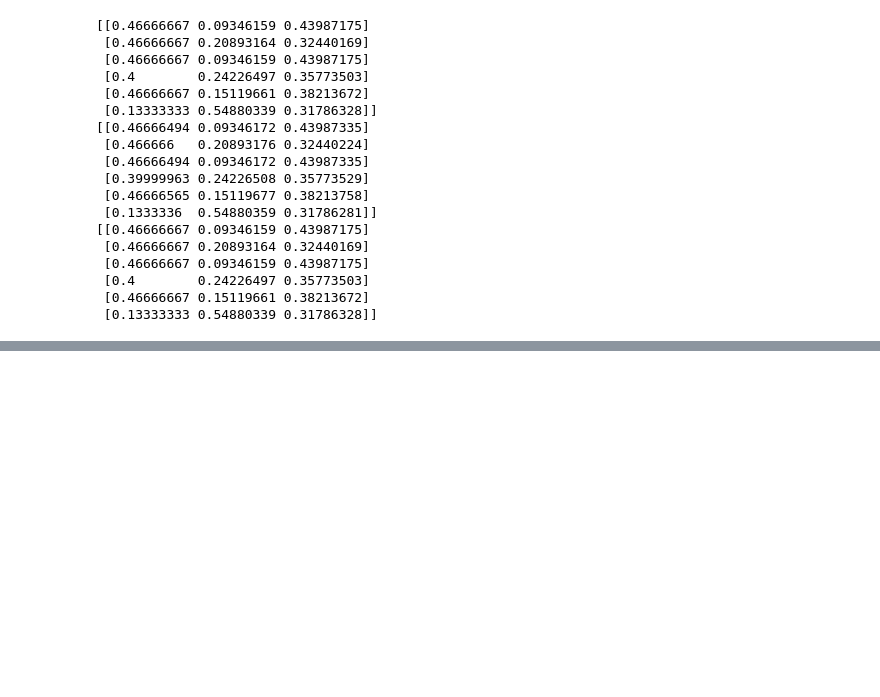
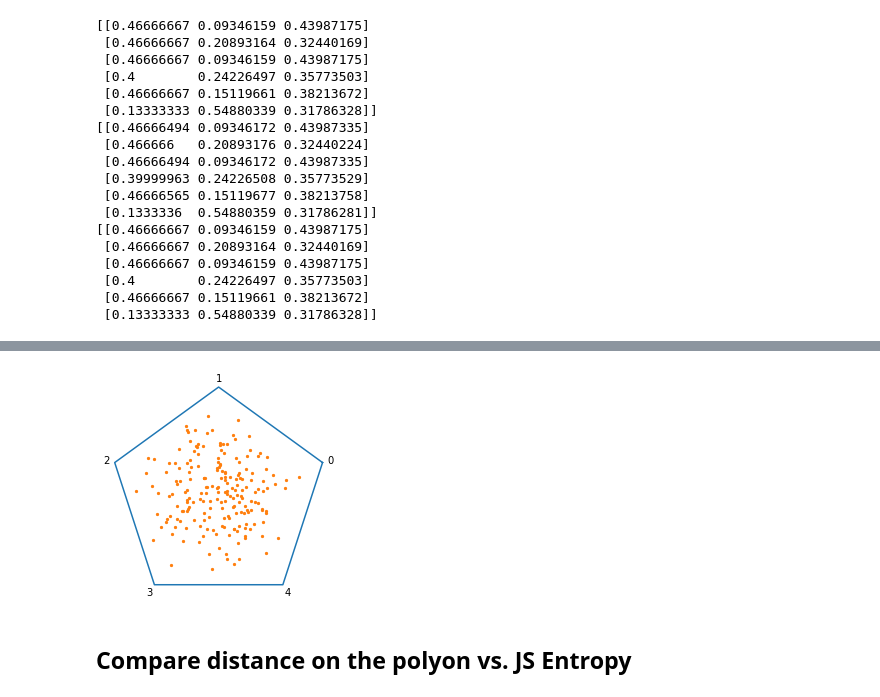
Before and after one commit to sapphire008/Python, a Jupyter notebook: Plots/Visualizing Dirichlet.ipynb, the cells around one changed output, grey strips where cells are left out. Drawn from its saved outputs; the diff is of its cells as text; code cells hidden in the pictures; blank space fills up the shorter version.

Commit message:
added viz hig dim proba dist

```diff
--- a/Plots/Visualizing Dirichlet.ipynb
+++ b/Plots/Visualizing Dirichlet.ipynb
@@ -498,0 +523,63 @@ print(barycentric_coordinates_arbitrary_n_polygon_global(vertices, points))
+# %%
+%matplotlib inline
+import numpy as np
+import matplotlib.pyplot as plt
+
+def proba2cartesian(proba, r=1.0):
+    """
+    Convert a multinomial probability distributions into a 2D Cartesian coordinate
+
+    Parameters:
+    --------
+    * proba: np.ndarray
+        n x k matrix of probability distributions, whose row must sum to 1.
+    * r : float, optional.
+        Radius of the regular polygon. The default is 1.0.
+    Returns:
+    --------
+    * points: np.ndarray
+        n x 2 Cartesian coordinates (x, y) corresponding to each probability distribution
+    * vertices: np.ndarray
+        k x 2 Cartesian coordinates of the vertices of regular polygon.
+
+    """
+    proba = np.atleast_2d(proba)
+    # Get the vertices of the regular polygon
+    n = proba.shape[1]
+    vertices = np.c_[r * np.cos(2 * np.pi * np.arange(1, n+1) / n  - (np.pi / 2 - np.pi / n)),
+                     r * np.sin(2 * np.pi * np.arange(1, n+1) / n  - (np.pi / 2 - np.pi / n))]
+    # Convert probabilities (as Barycentric) into Cartesian
+    points = proba @ vertices
+
+    return points, vertices
+
+def plot_proba(points, vertices, ax=None, label_offset=1.08, show_label=True):
+    """Plot the probabilities on the polygon."""
+    # Make the plot
+    if ax is None:
+        fig, ax = plt.subplots(1, 1)
+    # Plot the scatter of the probability distributions
+    ax.scatter(points[:, 0], points[:, 1], s=5, color="#ff7f0e")
+
+    # Plot the polygon
+    polygon = np.r_[vertices, vertices[0:1, :]]
+    ax.plot(polygon[:, 0], polygon[:, 1], color="#1f77b4")
+
+    # Make labels on the vertices
+    if show_label:
+        labels = label_offset * vertices
+        for i in range(vertices.shape[0]):
+            ax.text(labels[i, 0], labels[i, 1], f"{i:d}", va="center", ha="center")
+        ax.set_aspect("equal")
+        ax.axis("off")
+    return ax
+
+# Make the plot
+rs = np.random.RandomState(42)
+proba = rs.dirichlet(np.ones(5)*1, size=200)
+points, vertices = proba2cartesian(proba, r=4)
+_ = plot_proba(points, vertices)
+# %% [output]
+[figure, added]
+# %% [markdown]
+## Compare distance on the polyon vs. JS Entropy
```
Also changed, not shown: parts of 12 cells of this notebook.
